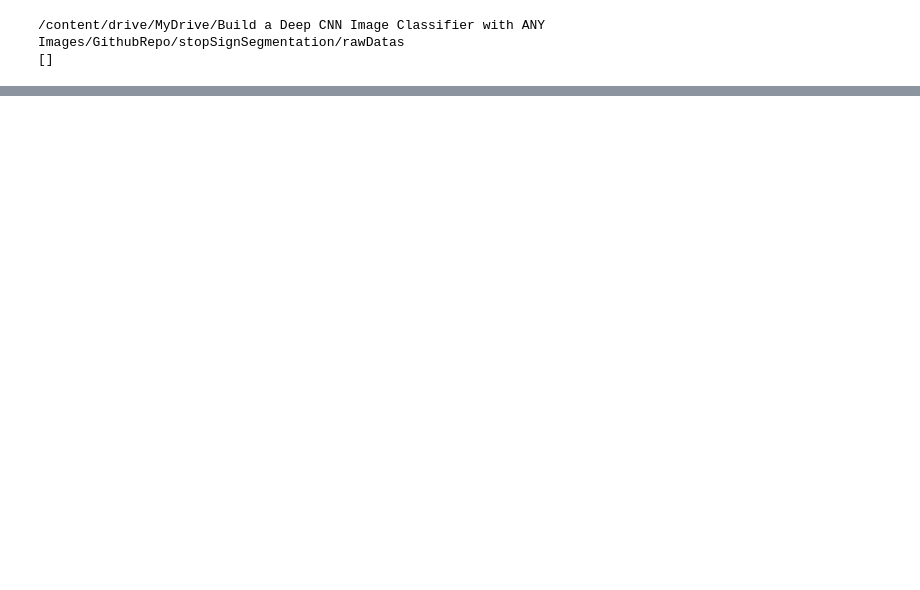
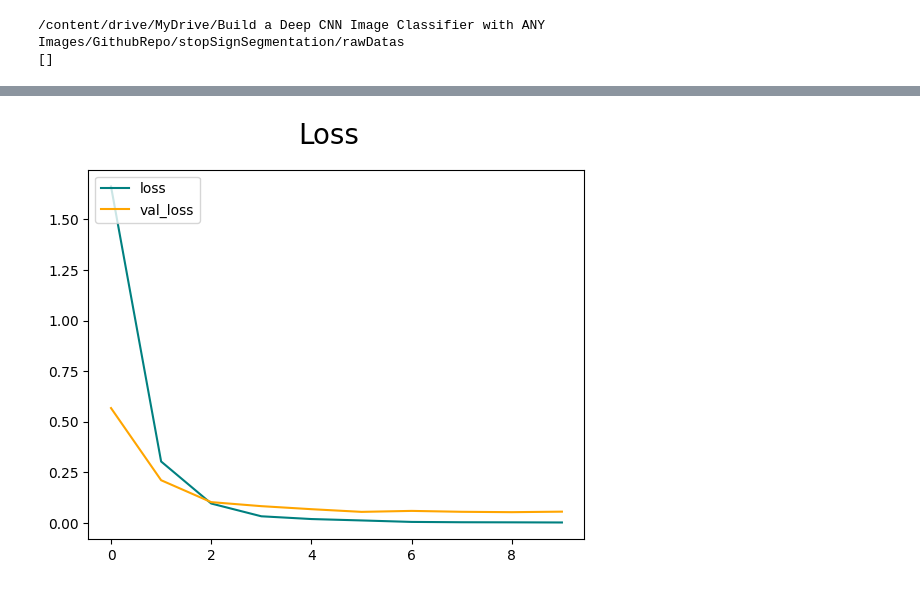
Before and after one commit to mrmalekjan/StopSignClassification, a Jupyter notebook: preprocessing.ipynb, the cells around one changed output, grey strips where cells are left out. Drawn from its saved outputs; the diff is of its cells as text; code cells hidden in the pictures; blank space fills up the shorter version.

Commit message:
model trained and tested

```diff
--- a/preprocessing.ipynb
+++ b/preprocessing.ipynb
@@ -57,3 +61,18 @@ validation_size=len(datas)-train_size-test_size
 train_datas=datas.take(train_size)
 test_datas=datas.skip(train_size).take(test_size)
 validation_datas=datas.skip(train_size + test_size).take(validation_size)
+# %%
+from tensorflow.keras.models import Sequential
+from tensorflow.keras.layers import Conv2D, MaxPool2D, Flatten, Dense, Dropout
+
+model = Sequential()
+model.add(Conv2D(16, (3,3), 1, activation='relu', input_shape=image_size+(3,)))
+model.add(MaxPool2D())
+
+model.add(Flatten())
+
+model.add(Dense(128, activation='relu'))
+model.add(Dense(58, activation='sigmoid'))
+# %%
+model.compile('adam', loss=tf.losses.SparseCategoricalCrossentropy(), metrics=['accuracy'])
+model.summary()
@@ -59,0 +100,5 @@ validation_datas=datas.skip(train_size + test_size).take(validation_size)
+# %%
+logdir='logs'
+tensorboard_callback=tf.keras.callbacks.TensorBoard(log_dir=current_directory+logdir)
+# %%
+hist = model.fit(train_datas, epochs=10, validation_data=validation_datas, callbacks=[tensorboard_callback])
@@ -59,0 +126,9 @@ validation_datas=datas.skip(train_size + test_size).take(validation_size)
+# %%
+fig = plt.figure()
+plt.plot(hist.history['loss'], color='teal', label='loss')
+plt.plot(hist.history['val_loss'], color='orange', label='val_loss')
+fig.suptitle('Loss', fontsize=20)
+plt.legend(loc="upper left")
+plt.show()
+# %% [output]
+[figure, added]
```
Also changed, not shown: parts of 9 cells of this notebook, 1 other file.
